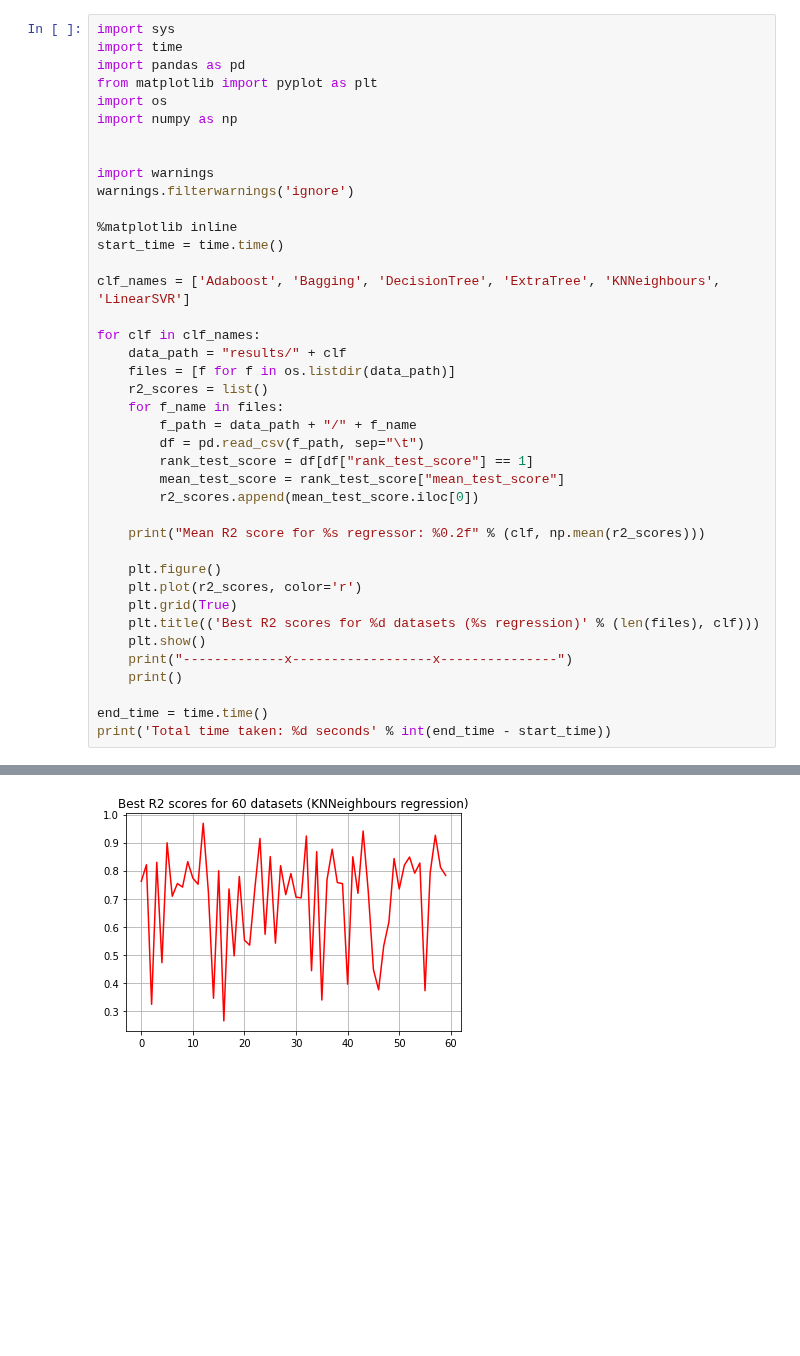
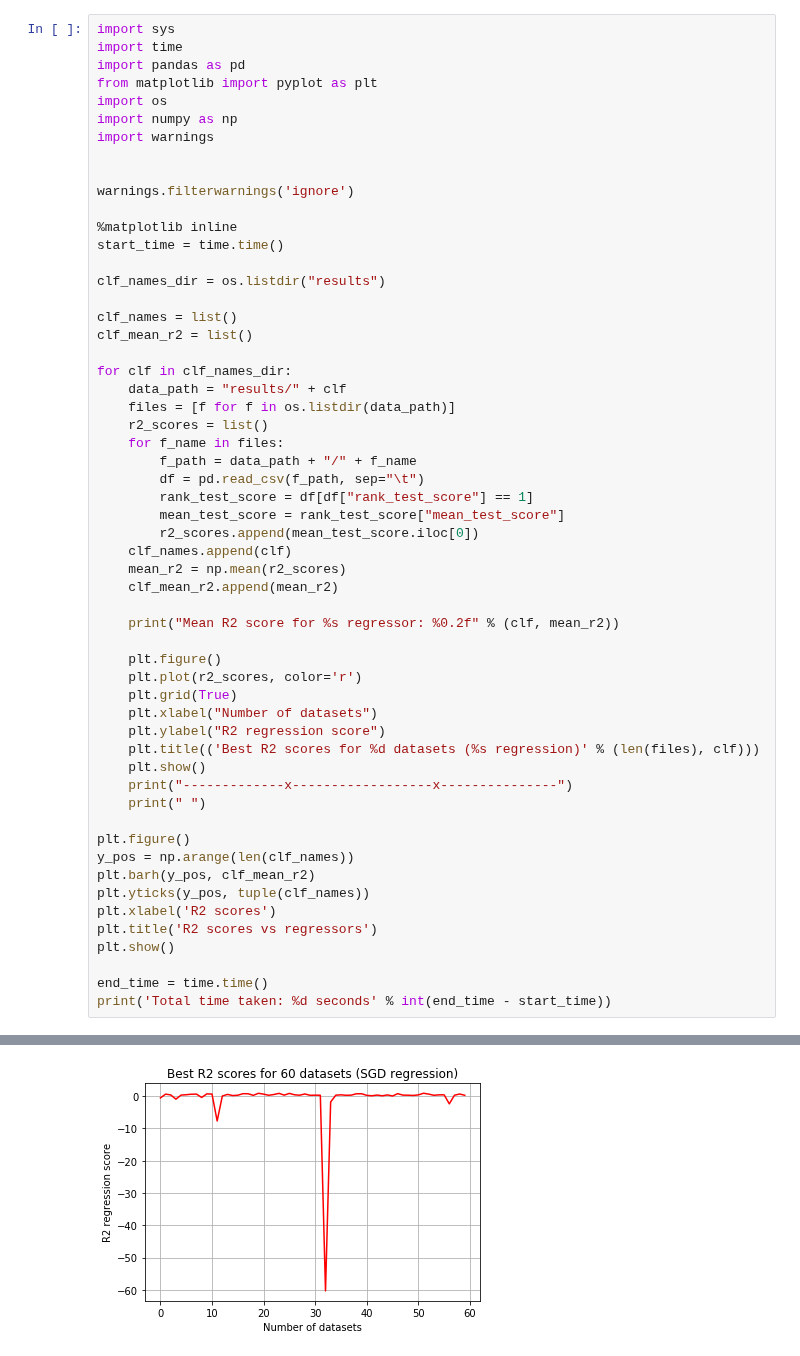
Before and after one commit to anuprulez/pmlb_regression, a Jupyter notebook: analyze_regression_results.ipynb, the cells around one changed output, grey strips where cells are left out. Saved outputs shown, nothing was run; the diff lists cells and outputs as text; blank space fills up the shorter version.

```diff
--- a/analyze_regression_results.ipynb
+++ b/analyze_regression_results.ipynb
@@ -5,17 +5,20 @@ import pandas as pd
 from matplotlib import pyplot as plt
 import os
 import numpy as np
+import warnings
 
 
-import warnings
 warnings.filterwarnings('ignore')
 
 %matplotlib inline
 start_time = time.time()
 
-clf_names = ['Adaboost', 'Bagging', 'DecisionTree', 'ExtraTree', 'KNNeighbours', 'LinearSVR']
+clf_names_dir = os.listdir("results")
 
-for clf in clf_names:
+clf_names = list()
+clf_mean_r2 = list()
+
+for clf in clf_names_dir:
     data_path = "results/" + clf
     files = [f for f in os.listdir(data_path)]
     r2_scores = list()
@@ -25,16 +28,29 @@ for clf in clf_names:
         rank_test_score = df[df["rank_test_score"] == 1]
         mean_test_score = rank_test_score["mean_test_score"]
         r2_scores.append(mean_test_score.iloc[0])
+    clf_names.append(clf)
+    mean_r2 = np.mean(r2_scores)
+    clf_mean_r2.append(mean_r2)
 
-    print("Mean R2 score for %s regressor: %0.2f" % (clf, np.mean(r2_scores)))
+    print("Mean R2 score for %s regressor: %0.2f" % (clf, mean_r2))
 
     plt.figure()
     plt.plot(r2_scores, color='r')
     plt.grid(True)
+    plt.xlabel("Number of datasets")
+    plt.ylabel("R2 regression score")
     plt.title(('Best R2 scores for %d datasets (%s regression)' % (len(files), clf)))
     plt.show()
     print("-------------x------------------x---------------")
-    print()
+    print(" ")
+
+plt.figure()
+y_pos = np.arange(len(clf_names))
+plt.barh(y_pos, clf_mean_r2)
+plt.yticks(y_pos, tuple(clf_names))
+plt.xlabel('R2 scores')
+plt.title('R2 scores vs regressors')
+plt.show()
 
 end_time = time.time()
 print('Total time taken: %d seconds' % int(end_time - start_time))
@@ -59,3 +75,3 @@ Mean R2 score for KNNeighbours regressor: 0.70
-[figure, old version]
+[figure, new version]
 -------------x------------------x---------------
 
```
Also changed, not shown: parts of 1 cell of this notebook, 6 other files.
